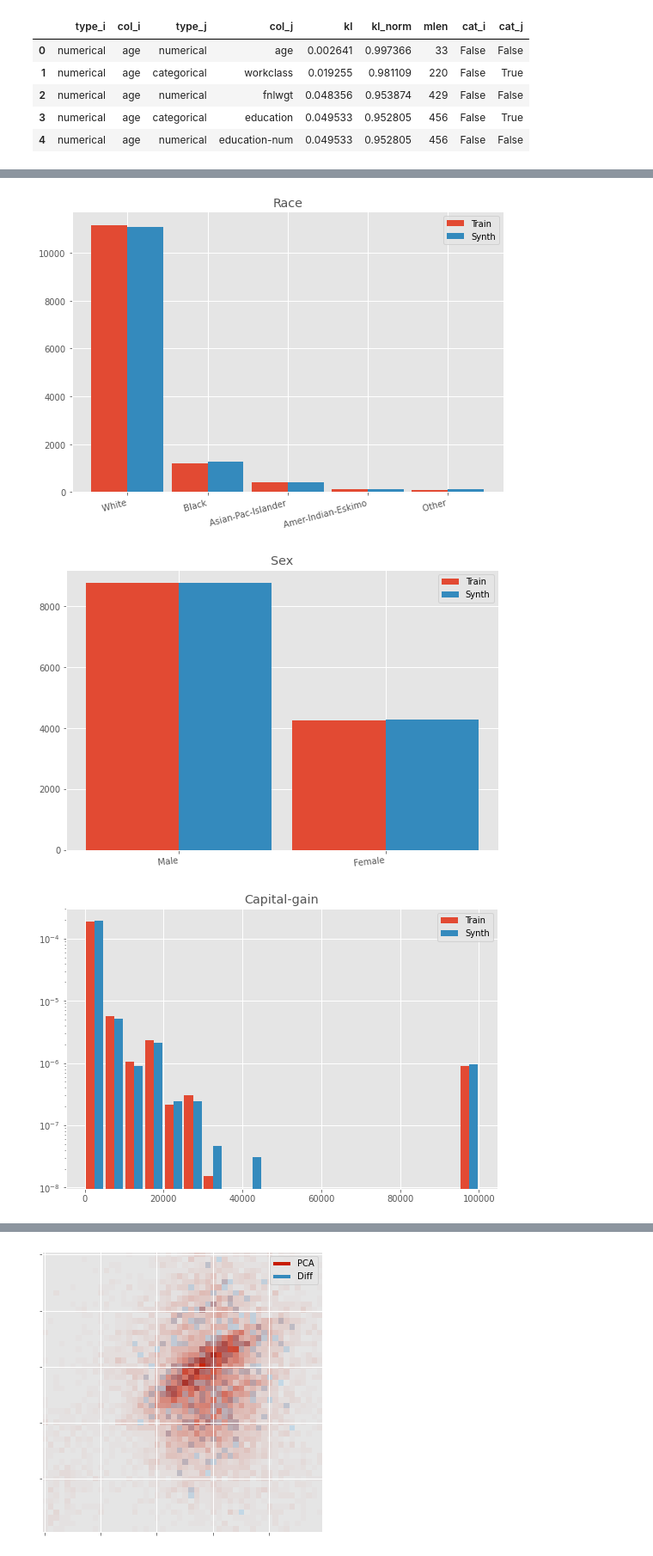
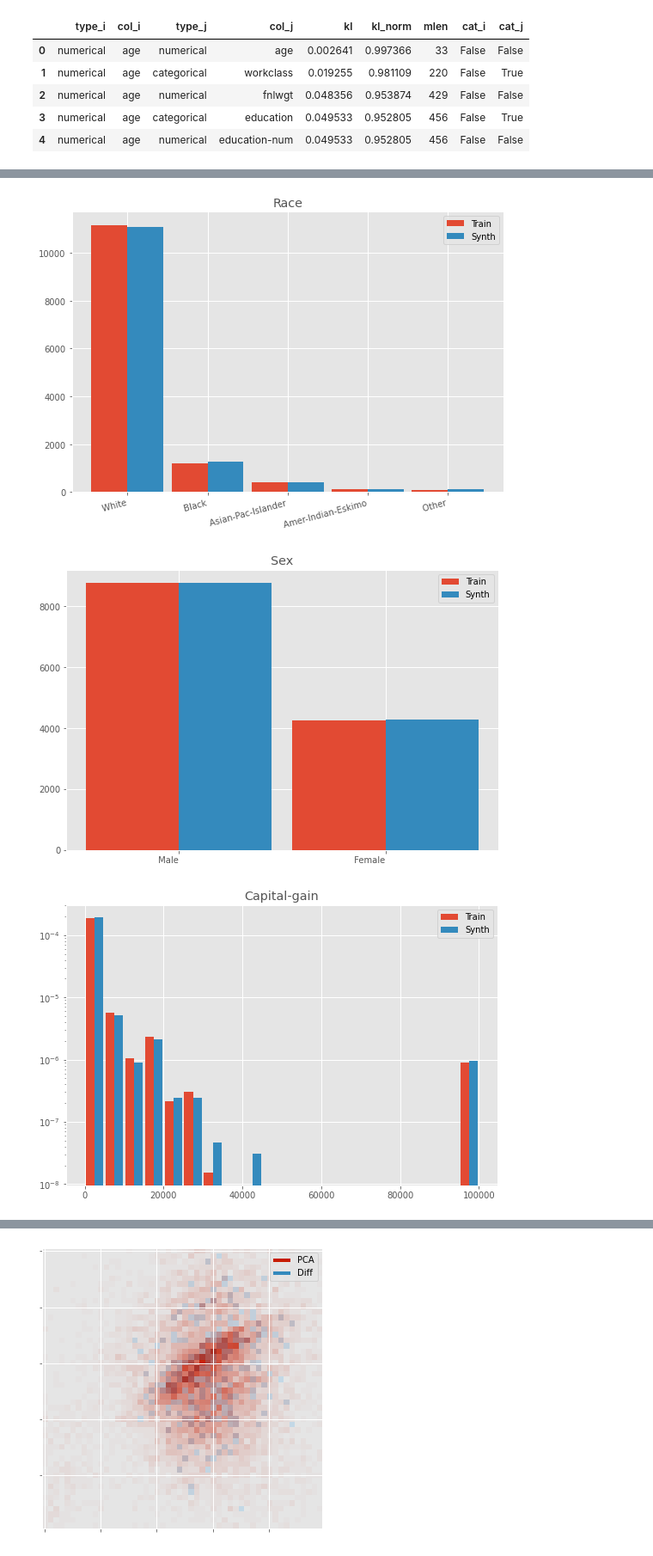
Before and after one commit to pasteur-dev/pasteur, a Jupyter notebook: notebooks/analyze_table.ipynb, the cells around one changed output, grey strips where cells are left out. Shown: that part at 86% size. Drawn from its saved outputs; the diff is of its cells as text; code cells hidden in the pictures.

Commit message:
tweak charts

```diff
--- a/notebooks/analyze_table.ipynb
+++ b/notebooks/analyze_table.ipynb
@@ -307,37 +307,39 @@ for col in meta.cols:
         keys = list(c_wrk.keys())
         ax.bar(keys, list(c_wrk.values), width=-.45, align="edge", label="Train")
         ax.bar(keys, list(c_alg.values), width=.45, align="edge", label="Synth")
-        plt.setp(ax.get_xticklabels(), rotation=min(3*len(keys), 90), horizontalalignment='right')
+        rot = min(3*len(keys), 90)
+        rot = rot if rot > 10 else 0
+        plt.setp(ax.get_xticklabels(), rotation=rot, horizontalalignment='right')
         # ax.yaxis.set_major_locator(ticker.MultipleLocator(50000))
         # ax.yaxis.set_minor_locator(ticker.MultipleLocator(25000))
         # ax.yaxis.set_major_formatter(ticker.FuncFormatter(lambda x, _: '%dk' % (x / 1000) if x else '0'))
         # ax.set_ylim([0, 225000])
     else:
         col_bins = np.histogram_bin_edges(wrk[col], bins=20).astype(np.float32)
         ax.hist([wrk[col], alg[col]], bins=col_bins, density=True, rwidth=0.9, label=["Train", "Synth"])
         # ax.yaxis.set_major_formatter(ticker.PercentFormatter(1.0))
         if meta[col].metrics.x_log:
             ax.set_xscale('log')
 
     metrics = meta[col].metrics
 
     if metrics.y_log:
         ax.set_yscale('log')
     ax.set_title(col.capitalize())
     ax.set_xlim([metrics.x_min, metrics.x_max])
     ax.set_ylim([metrics.y_min, metrics.y_max])
     ax.legend()
 # %% [output]
 [figure]
 [figure]
 [figure]
 [figure]
 [figure]
 [figure]
 [figure]
 [figure]
 [figure]
-[figure, old version]
+[figure, new version]
 [figure]
 [figure]
 [figure]
```
